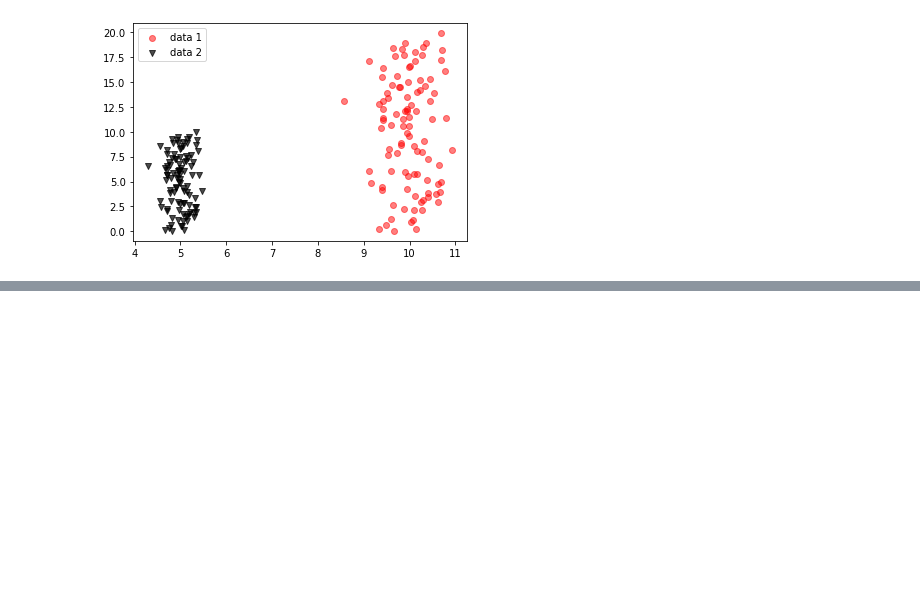
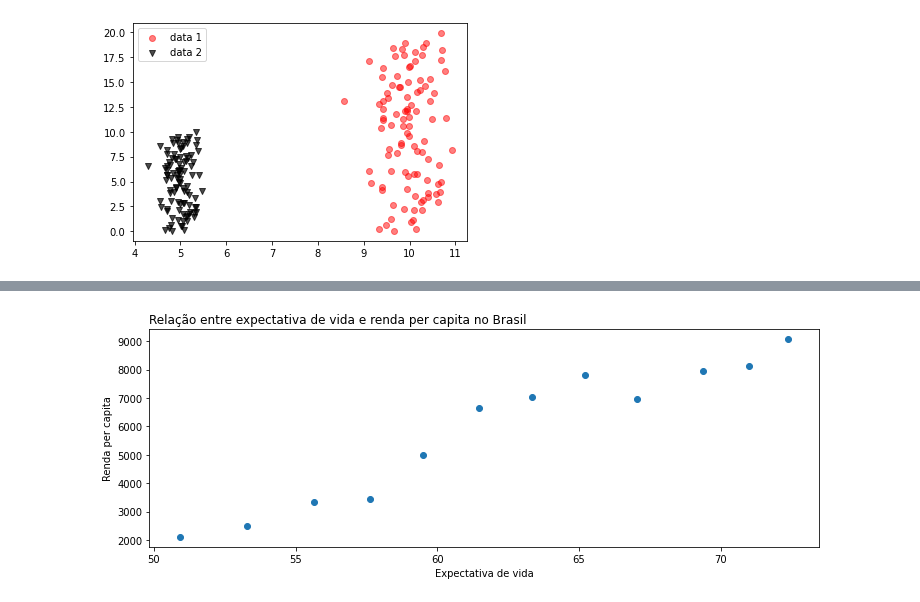
Before and after one commit to Lucas-procopio/Data-Analysis, a Jupyter notebook: Matplotlib_Analysis.ipynb, the cells around one changed output, grey strips where cells are left out. Drawn from its saved outputs; the diff is of its cells as text; code cells hidden in the pictures; blank space fills up the shorter version.

```diff
--- a/Matplotlib_Analysis.ipynb
+++ b/Matplotlib_Analysis.ipynb
@@ -146,0 +204,21 @@ ax.legend();
+# %%
+# Creating title's figure
+title = 'Relação entre expectativa de vida e renda per capita no Brasil'
+
+# Creating figure, saying size's figure
+plt.figure(figsize = (12, 4))
+
+# Plotting scatter graphs and insert X and Y data
+plt.scatter(df['lifeExp'], df['gdpPercap'], cmap = 'viridis')
+
+# Label's titles
+plt.xlabel('Expectativa de vida')
+plt.ylabel('Renda per capita')
+
+# Title's localization
+plt.title(title, loc = 'left')
+
+# Showwing graph
+plt.show()
+# %% [output]
+[figure, added]
```
Also changed, not shown: parts of 8 cells of this notebook.
